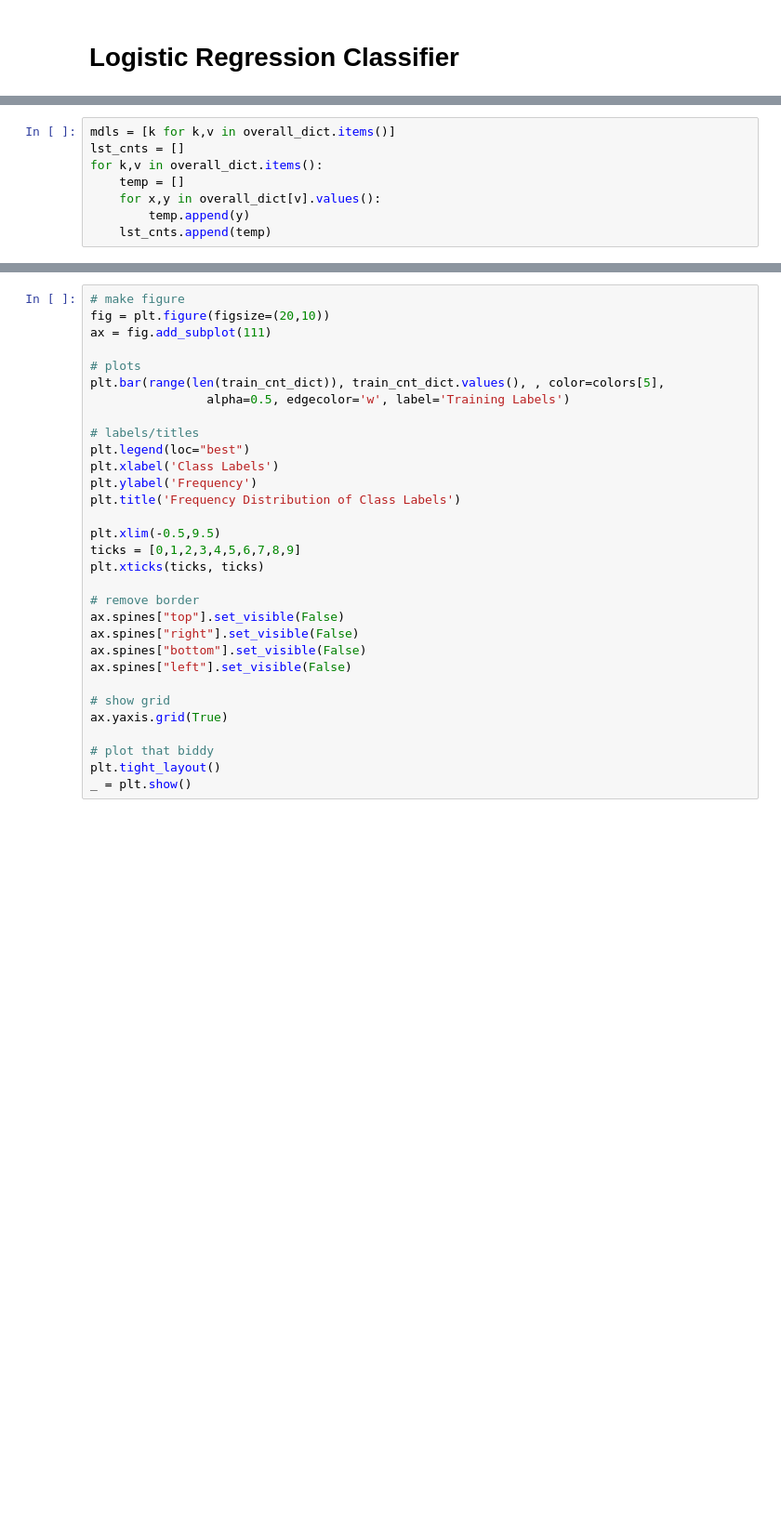
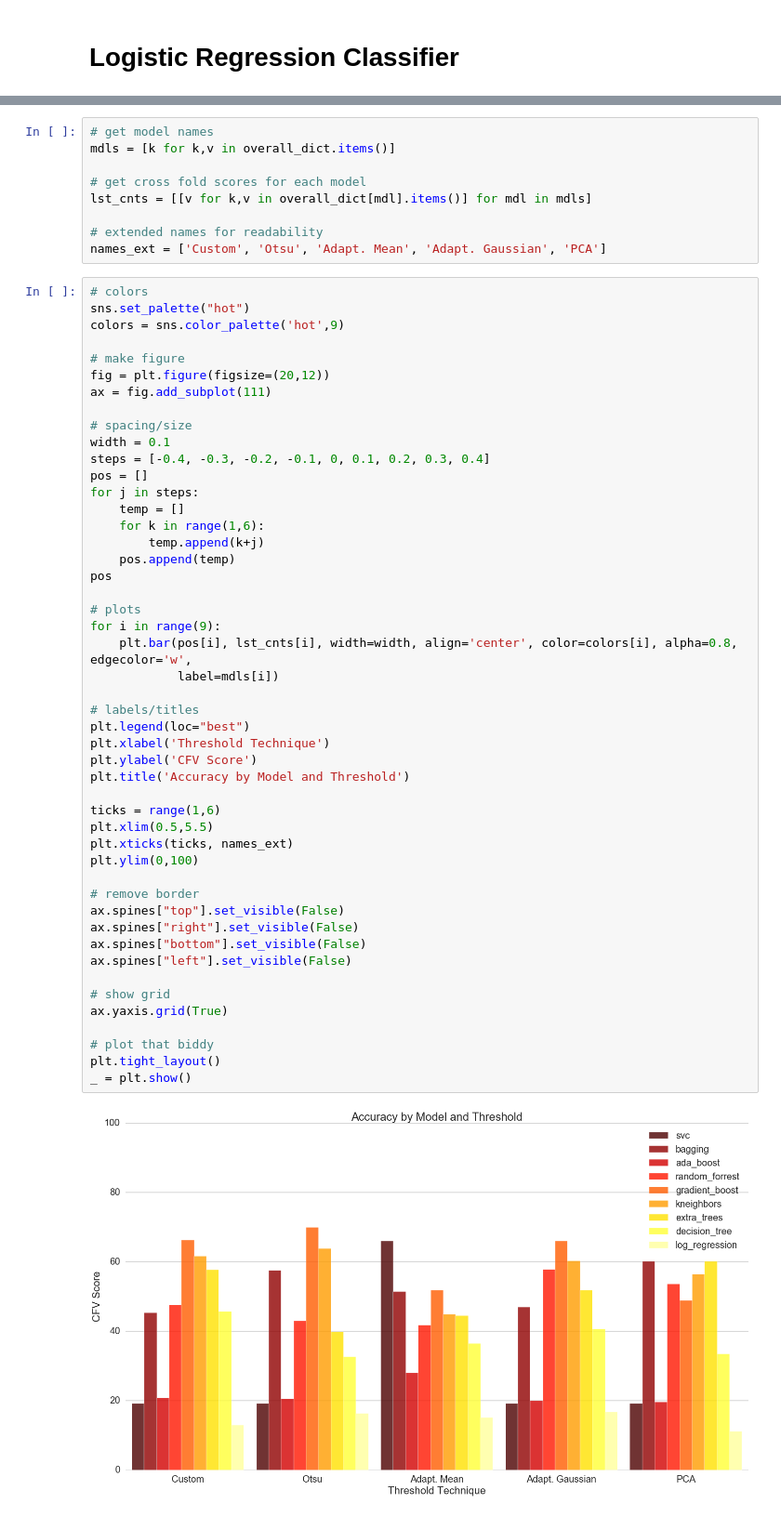
Before and after one commit to bryantbiggs/mcnulty-03, a Jupyter notebook: models.ipynb, the cells around one changed output, grey strips where cells are left out. Shown: that part at 93% size. Drawn from its saved outputs; the diff is of its cells as text; blank space fills up the shorter version.

Commit message:
added some visualizations

```diff
--- a/models.ipynb
+++ b/models.ipynb
@@ -435,8 +512,0 @@ list(overall_dict.values())
-# %%
-mdls = [k for k,v in overall_dict.items()]
-lst_cnts = []
-for k,v in overall_dict.items():
-    temp = []
-    for x,y in overall_dict[v].values():
-        temp.append(y)
-    lst_cnts.append(temp)
@@ -476,31 +513,59 @@ plt.show()
+# %%
+# get model names
+mdls = [k for k,v in overall_dict.items()]
+
+# get cross fold scores for each model
+lst_cnts = [[v for k,v in overall_dict[mdl].items()] for mdl in mdls]
+
+# extended names for readability
+names_ext = ['Custom', 'Otsu', 'Adapt. Mean', 'Adapt. Gaussian', 'PCA']
 # %%
+# colors
+sns.set_palette("hot")
+colors = sns.color_palette('hot',9)
+
 # make figure
-fig = plt.figure(figsize=(20,10))
+fig = plt.figure(figsize=(20,12))
 ax = fig.add_subplot(111)
 
+# spacing/size
+width = 0.1
+steps = [-0.4, -0.3, -0.2, -0.1, 0, 0.1, 0.2, 0.3, 0.4]
+pos = []
+for j in steps:
+    temp = []
+    for k in range(1,6):
+        temp.append(k+j)
+    pos.append(temp)
+pos
+
 # plots
-plt.bar(range(len(train_cnt_dict)), train_cnt_dict.values(), , color=colors[5],
-                alpha=0.5, edgecolor='w', label='Training Labels')
+for i in range(9):
+    plt.bar(pos[i], lst_cnts[i], width=width, align='center', color=colors[i], alpha=0.8, edgecolor='w',
+            label=mdls[i])
 
 # labels/titles
 plt.legend(loc="best")
-plt.xlabel('Class Labels')
-plt.ylabel('Frequency')
-plt.title('Frequency Distribution of Class Labels')
+plt.xlabel('Threshold Technique')
+plt.ylabel('CFV Score')
+plt.title('Accuracy by Model and Threshold')
 
-plt.xlim(-0.5,9.5)
-ticks = [0,1,2,3,4,5,6,7,8,9]
-plt.xticks(ticks, ticks)
+ticks = range(1,6)
+plt.xlim(0.5,5.5)
+plt.xticks(ticks, names_ext)
+plt.ylim(0,100)
 
 # remove border
 ax.spines["top"].set_visible(False)
 ax.spines["right"].set_visible(False)
 ax.spines["bottom"].set_visible(False)
 ax.spines["left"].set_visible(False)
 
 # show grid
 ax.yaxis.grid(True)
 
 # plot that biddy
 plt.tight_layout()
 _ = plt.show()
+# %% [output]
+[figure, added]
```
Also changed, not shown: parts of 26 cells of this notebook.
